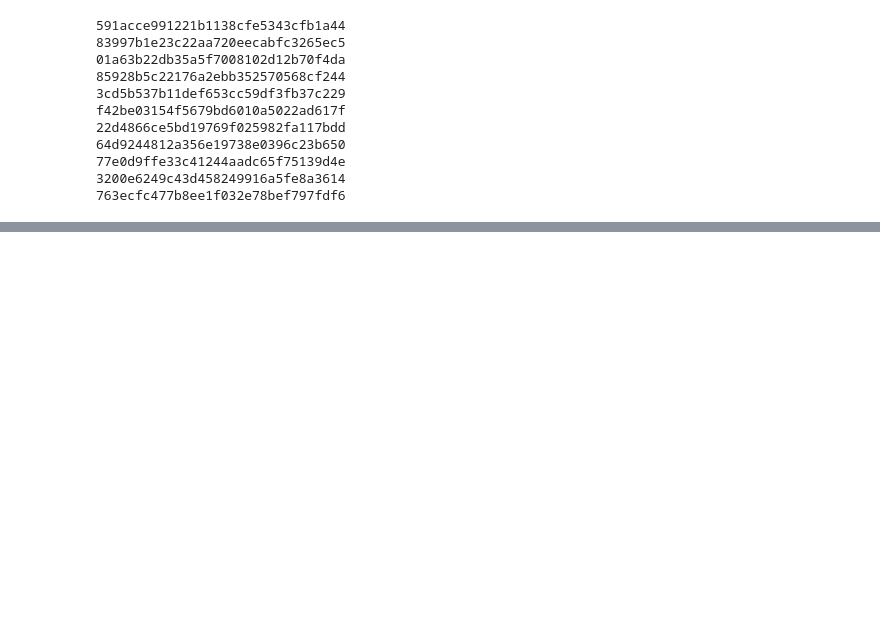
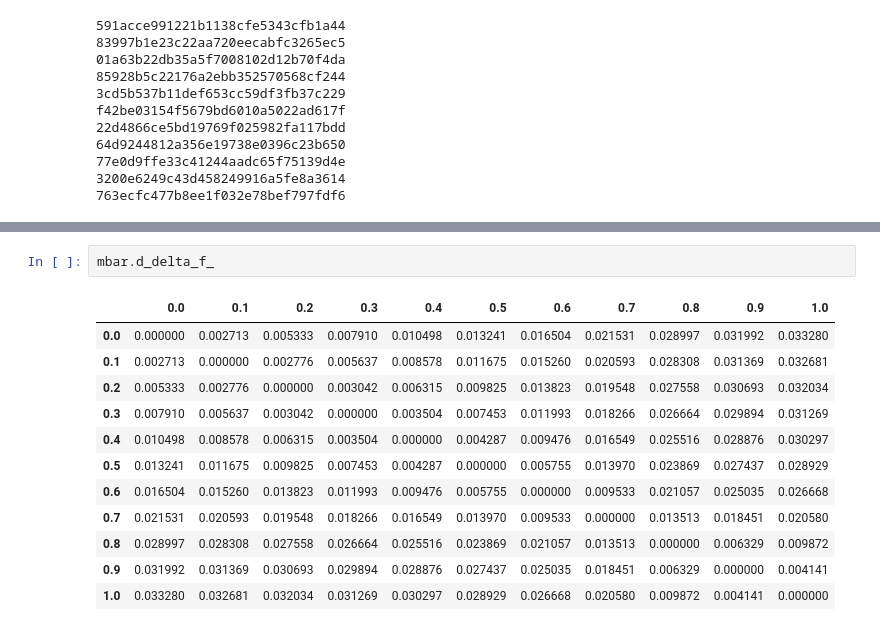
Before and after one commit to tbereau/martignac, a Jupyter notebook: scripts/martini_fep/analysis.ipynb, the cells around one changed output, grey strips where cells are left out. Drawn from its saved outputs; the diff is of its cells as text; blank space fills up the shorter version.

```diff
--- a/scripts/martini_fep/analysis.ipynb
+++ b/scripts/martini_fep/analysis.ipynb
@@ -32,0 +98,15 @@ lines[0:100]
+# %%
+mbar.d_delta_f_
+# %% [output]
+|  | 0.0 | 0.1 | 0.2 | 0.3 | 0.4 | 0.5 | 0.6 | 0.7 | 0.8 | 0.9 | 1.0 |
+| 0.0 | 0.000000 | 0.002713 | 0.005333 | 0.007910 | 0.010498 | 0.013241 | 0.016504 | 0.021531 | 0.028997 | 0.031992 | 0.033280 |
+| 0.1 | 0.002713 | 0.000000 | 0.002776 | 0.005637 | 0.008578 | 0.011675 | 0.015260 | 0.020593 | 0.028308 | 0.031369 | 0.032681 |
+| 0.2 | 0.005333 | 0.002776 | 0.000000 | 0.003042 | 0.006315 | 0.009825 | 0.013823 | 0.019548 | 0.027558 | 0.030693 | 0.032034 |
+| 0.3 | 0.007910 | 0.005637 | 0.003042 | 0.000000 | 0.003504 | 0.007453 | 0.011993 | 0.018266 | 0.026664 | 0.029894 | 0.031269 |
+| 0.4 | 0.010498 | 0.008578 | 0.006315 | 0.003504 | 0.000000 | 0.004287 | 0.009476 | 0.016549 | 0.025516 | 0.028876 | 0.030297 |
+| 0.5 | 0.013241 | 0.011675 | 0.009825 | 0.007453 | 0.004287 | 0.000000 | 0.005755 | 0.013970 | 0.023869 | 0.027437 | 0.028929 |
+| 0.6 | 0.016504 | 0.015260 | 0.013823 | 0.011993 | 0.009476 | 0.005755 | 0.000000 | 0.009533 | 0.021057 | 0.025035 | 0.026668 |
+| 0.7 | 0.021531 | 0.020593 | 0.019548 | 0.018266 | 0.016549 | 0.013970 | 0.009533 | 0.000000 | 0.013513 | 0.018451 | 0.020580 |
+| 0.8 | 0.028997 | 0.028308 | 0.027558 | 0.026664 | 0.025516 | 0.023869 | 0.021057 | 0.013513 | 0.000000 | 0.006329 | 0.009872 |
+| 0.9 | 0.031992 | 0.031369 | 0.030693 | 0.029894 | 0.028876 | 0.027437 | 0.025035 | 0.018451 | 0.006329 | 0.000000 | 0.004141 |
+| 1.0 | 0.033280 | 0.032681 | 0.032034 | 0.031269 | 0.030297 | 0.028929 | 0.026668 | 0.020580 | 0.009872 | 0.004141 | 0.000000 |
```
Also changed, not shown: parts of 14 cells of this notebook, 16 other files.
